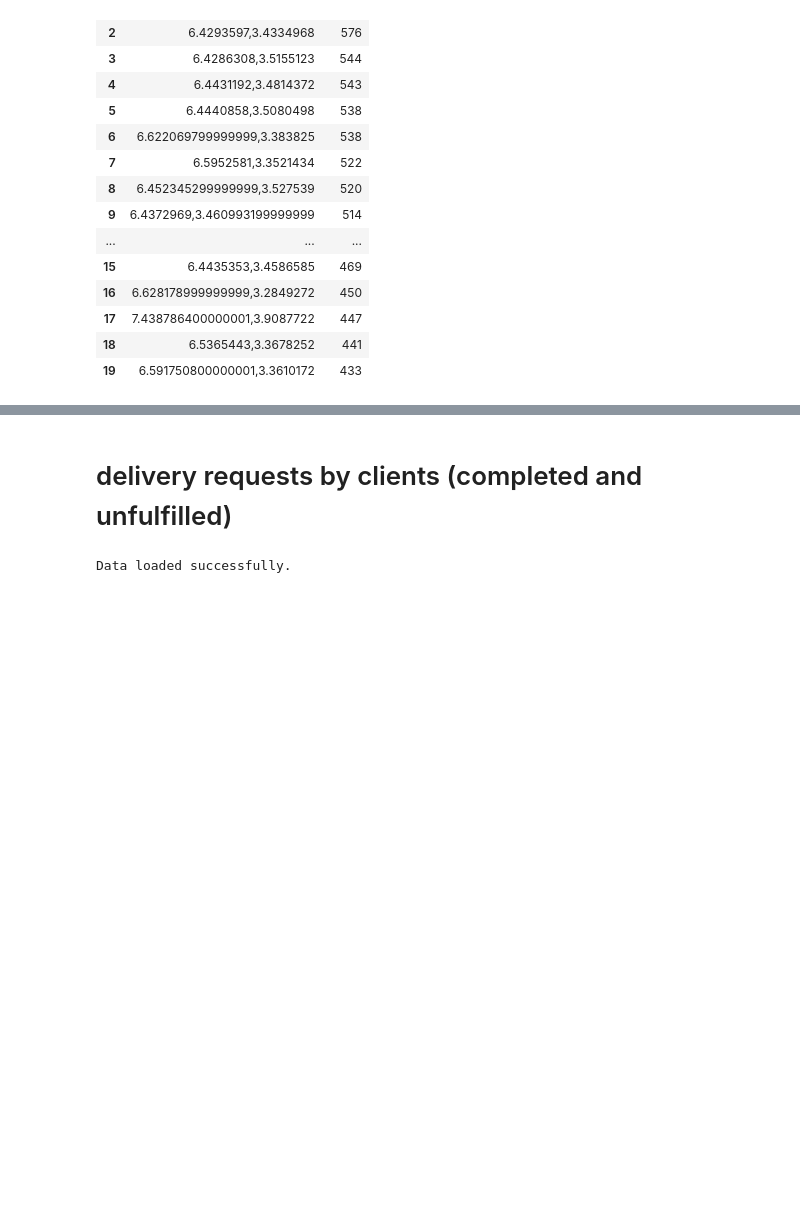
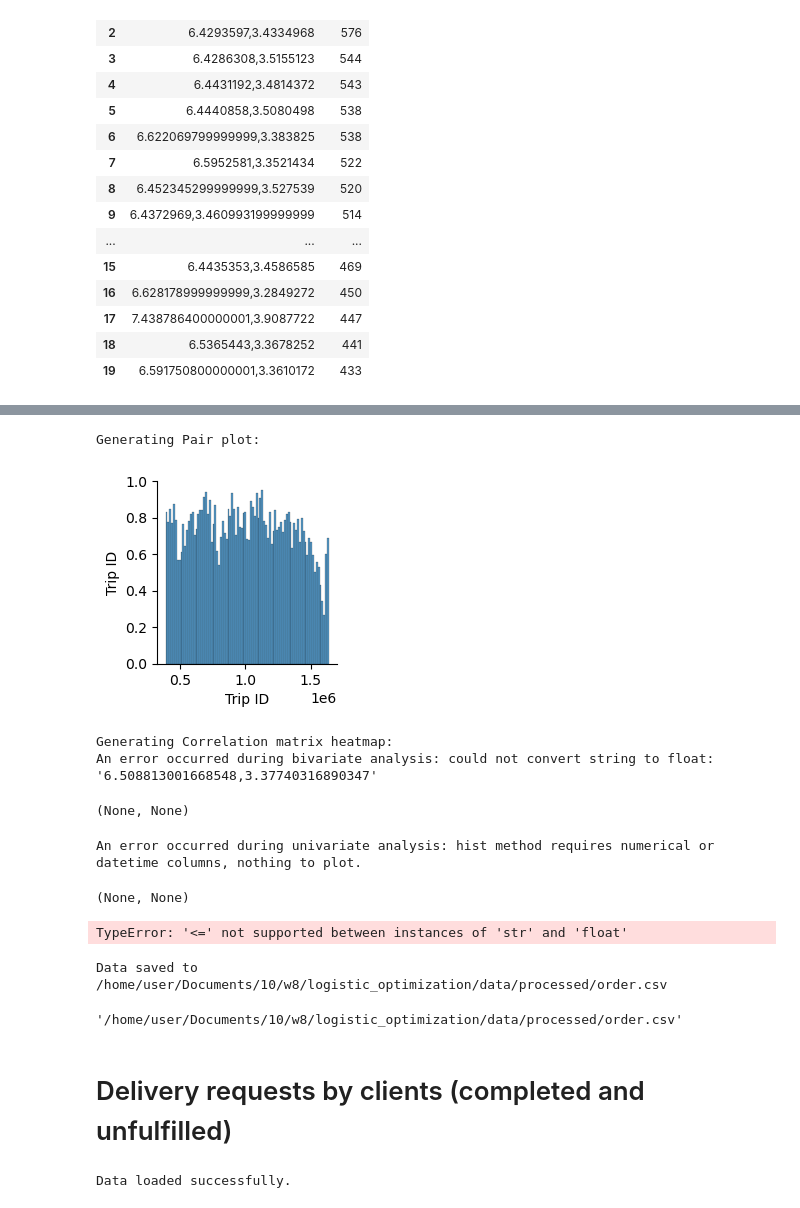
Before and after one commit to jadmassu/logistic_optimization, a Jupyter notebook: notebook/eda.ipynb, the cells around one changed output, grey strips where cells are left out. Saved outputs shown, nothing was run; the diff lists cells and outputs as text; code cells hidden in the pictures; blank space fills up the shorter version.

```diff
--- a/notebook/eda.ipynb
+++ b/notebook/eda.ipynb
@@ -153,3 +248,30 @@ ValueError: Grouper for '<class 'pandas.core.frame.DataFrame'>' not 1-dimensiona
+# %%
+exp.bivariate_analysis()
+# %% [output]
+Generating Pair plot:
+[figure, added]
+Generating Correlation matrix heatmap:
+An error occurred during bivariate analysis: could not convert string to float: '6.508813001668548,3.37740316890347'
+(None, None)
+# %%
+univariate_analysis()
+# %% [output]
+An error occurred during univariate analysis: hist method requires numerical or datetime columns, nothing to plot.
+(None, None)
+# %%
+timestamp_list = data['Trip Start Time'].tolist()
+
+# Get the top timestamp (earliest or latest)
+earliest_timestamp = data['Trip Start Time'].min()
+latest_timestamp = data['Trip Start Time'].max()
+# %% [output]
+TypeError: '<=' not supported between instances of 'str' and 'float'
+# %%
+path = rpath + "/data/processed/order.csv"
+util.save_to_csv(data, path)
+# %% [output]
+Data saved to /home/user/Documents/10/w8/logistic_optimization/data/processed/order.csv
+'/home/user/Documents/10/w8/logistic_optimization/data/processed/order.csv'
 # %% [markdown]
-# delivery requests by clients (completed and unfulfilled)
+# Delivery requests by clients (completed and unfulfilled)
 # %%
```
Also changed, not shown: parts of 32 cells of this notebook, 5 other files.
